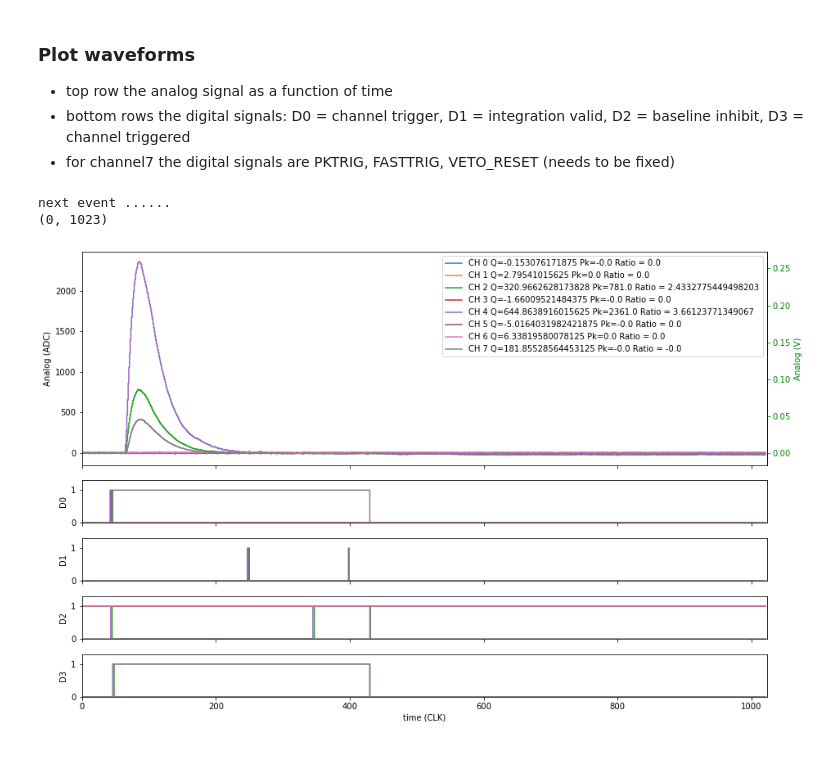
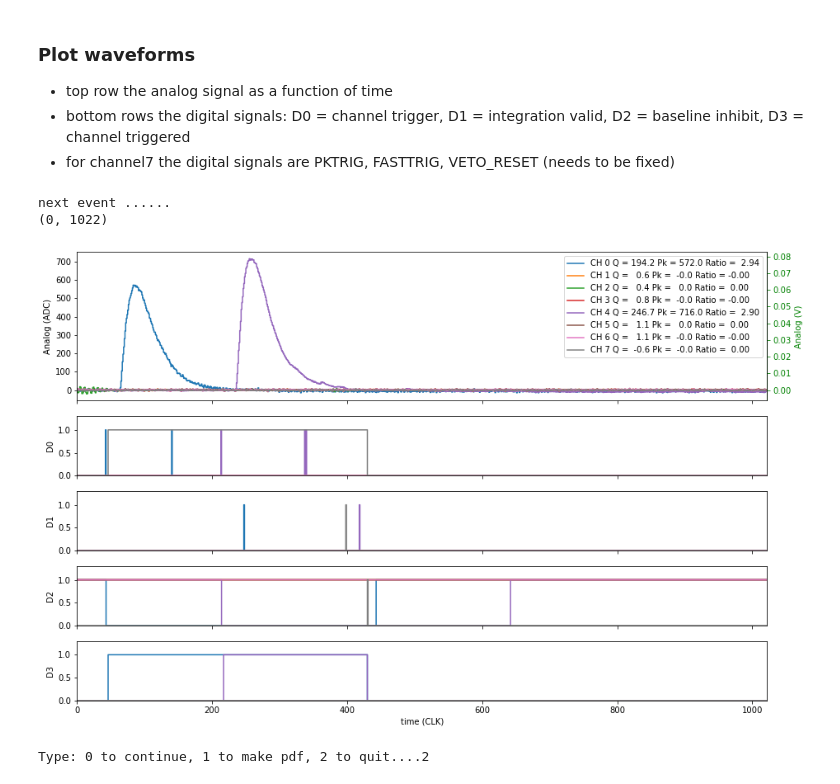
Before and after one commit to acolijn/DT5550_DAQ, a Jupyter notebook: analysis/waveform_plot.ipynb, the cells around one changed output. Drawn from its saved outputs; the diff is of its cells as text; code cells hidden in the pictures; blank space fills up the shorter version.

Commit message:
minor changes in waveform plotting routine

```diff
--- a/analysis/waveform_plot.ipynb
+++ b/analysis/waveform_plot.ipynb
@@ -16,37 +16,38 @@ from IPython import display
 # %%
 #filename = '../../data/20211214_115511/waveform_20211214_115511_10.raw'
 #filename = '../../DT5550_DAQ/daq/ReadoutClient/waveform.raw'
-filename = 'C:/data/20211216_155456/waveform_20211216_155456_0.raw'
+filename = '../../data/20211214_115511/waveform_20211214_115511_0.raw'
 # %%
 #
 # open the datfile
 #
 print('Open datafile:',filename)
 waves = DT5550_Waveform(file=filename)
 while (waves.read_event() != -1):
     #
     # plot the waveform
     #
-    fig = waves.plot_waveform(plot_range=(0,1023))
+    fig = waves.plot_waveform(plot_range=(0,1022))
     #
     # wait for input......
     #
     istat = int(input("Type: 0 to continue, 1 to make pdf, 2 to quit...."))
 
 
     if istat==0:
         print("continue......")
         display.clear_output(wait=True)
     elif istat==1:
         fname = 'event.pdf'
         print("save figure as:",fname)
         fig.savefig(fname)
         display.clear_output(wait=True)
     else:
         break
 
     print('next event ......')
 # %% [output]
 next event ......
-(0, 1023)
+(0, 1022)
-[figure, old version]
+[figure, new version]
+Type: 0 to continue, 1 to make pdf, 2 to quit....2
```
Also changed, not shown: 1 other file.
